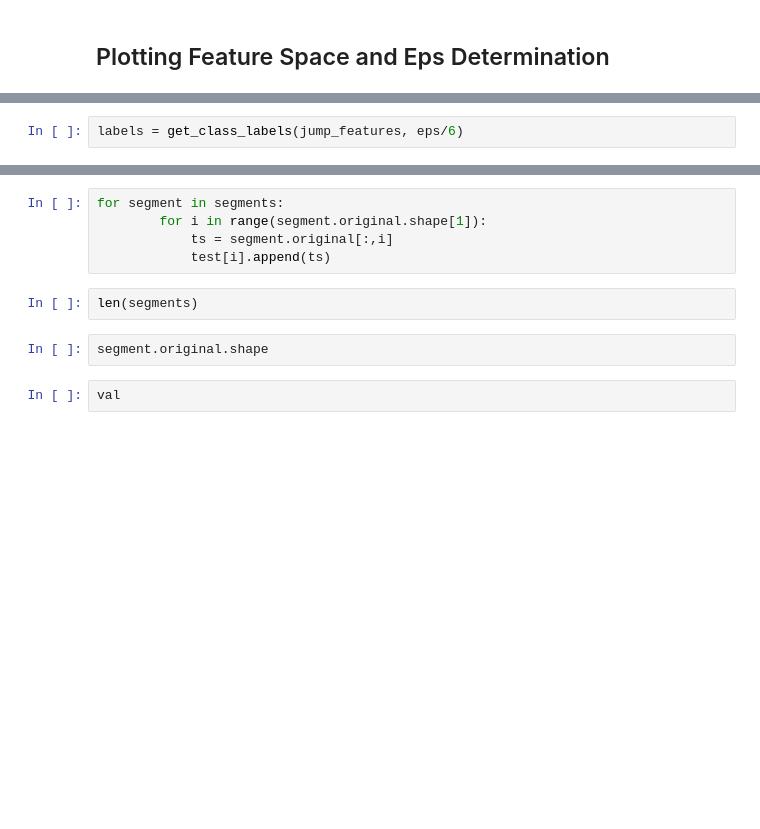
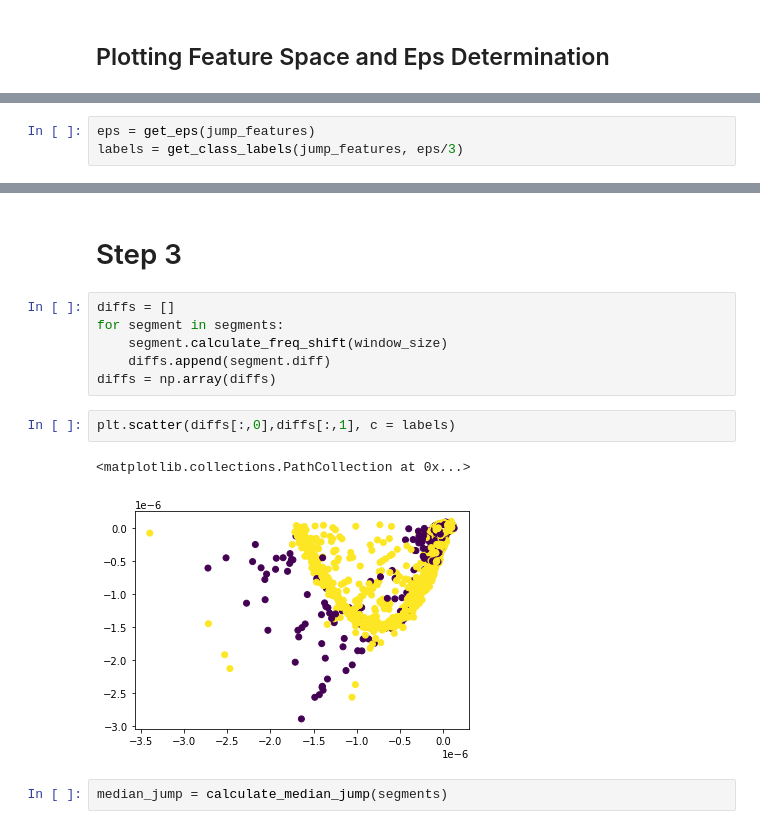
Before and after one commit to NEMS-AI/jump-detection, a Jupyter notebook: notebooks/Example_JumpDetection.ipynb, the cells around one changed output, grey strips where cells are left out. Drawn from its saved outputs; the diff is of its cells as text; blank space fills up the shorter version.

Commit message:
Update example jump detection application

```diff
--- a/notebooks/Example_JumpDetection.ipynb
+++ b/notebooks/Example_JumpDetection.ipynb
@@ -107,4 +110,5 @@ eps = get_eps(jump_features)
 # %%
-labels = get_class_labels(jump_features, eps/6)
+eps = get_eps(jump_features)
+labels = get_class_labels(jump_features, eps/3)
 # %%
 plt.scatter(jump_features[:,1],jump_features[:,2], c = labels)
@@ -123,11 +118,15 @@ normalize_jump(val,0,1)
-# %%
-for segment in segments:
-        for i in range(segment.original.shape[1]):
-            ts = segment.original[:,i]
-            test[i].append(ts)
-# %%
-len(segments)
-# %%
-segment.original.shape
-# %%
-val
+# %% [markdown]
+# Step 3
+# %%
+diffs = []
+for segment in segments:
+    segment.calculate_freq_shift(window_size)
+    diffs.append(segment.diff)
+diffs = np.array(diffs)
+# %%
+plt.scatter(diffs[:,0],diffs[:,1], c = labels)
+# %% [output]
+<matplotlib.collections.PathCollection at 0x...>
+[figure, added]
+# %%
+median_jump = calculate_median_jump(segments)
```
Also changed, not shown: parts of 27 cells of this notebook, 2 other files.
